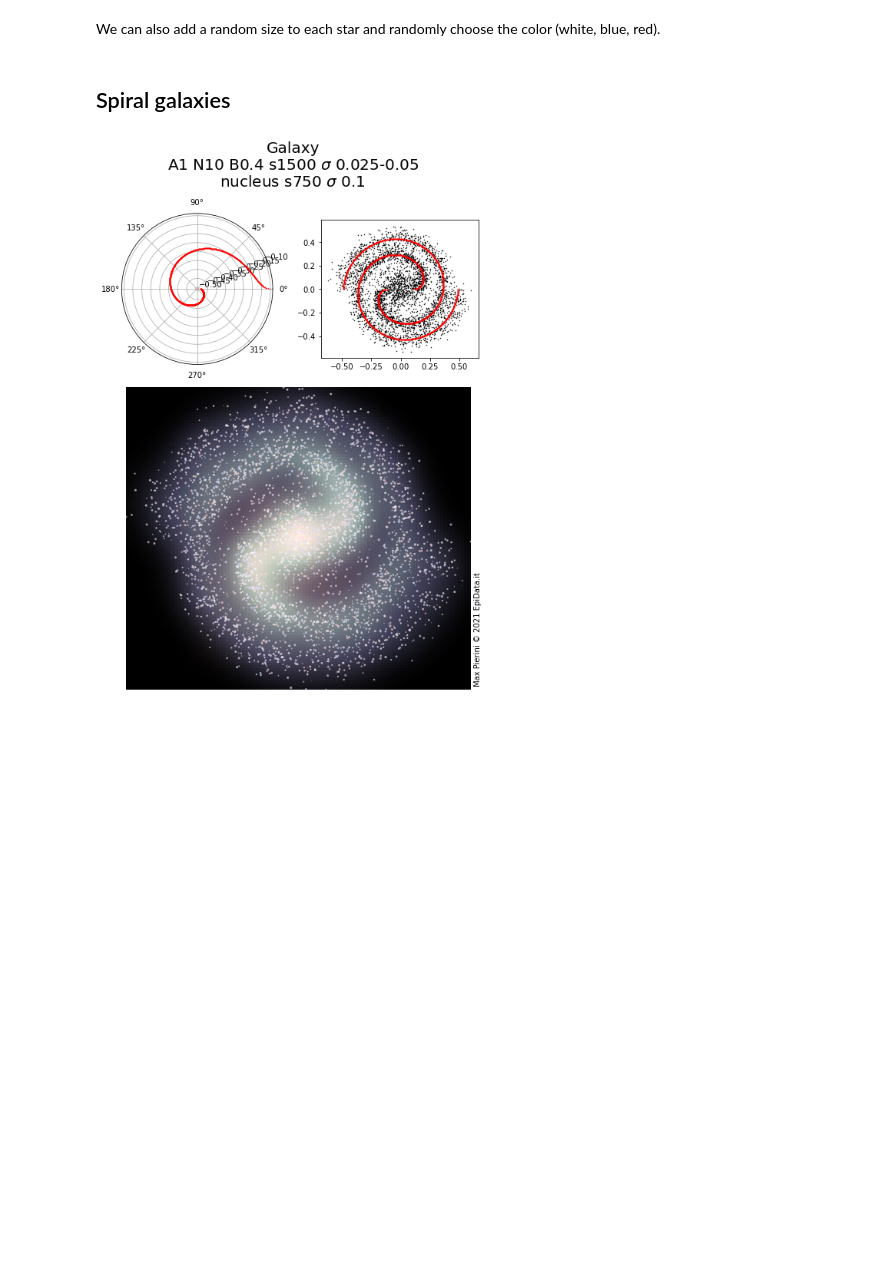
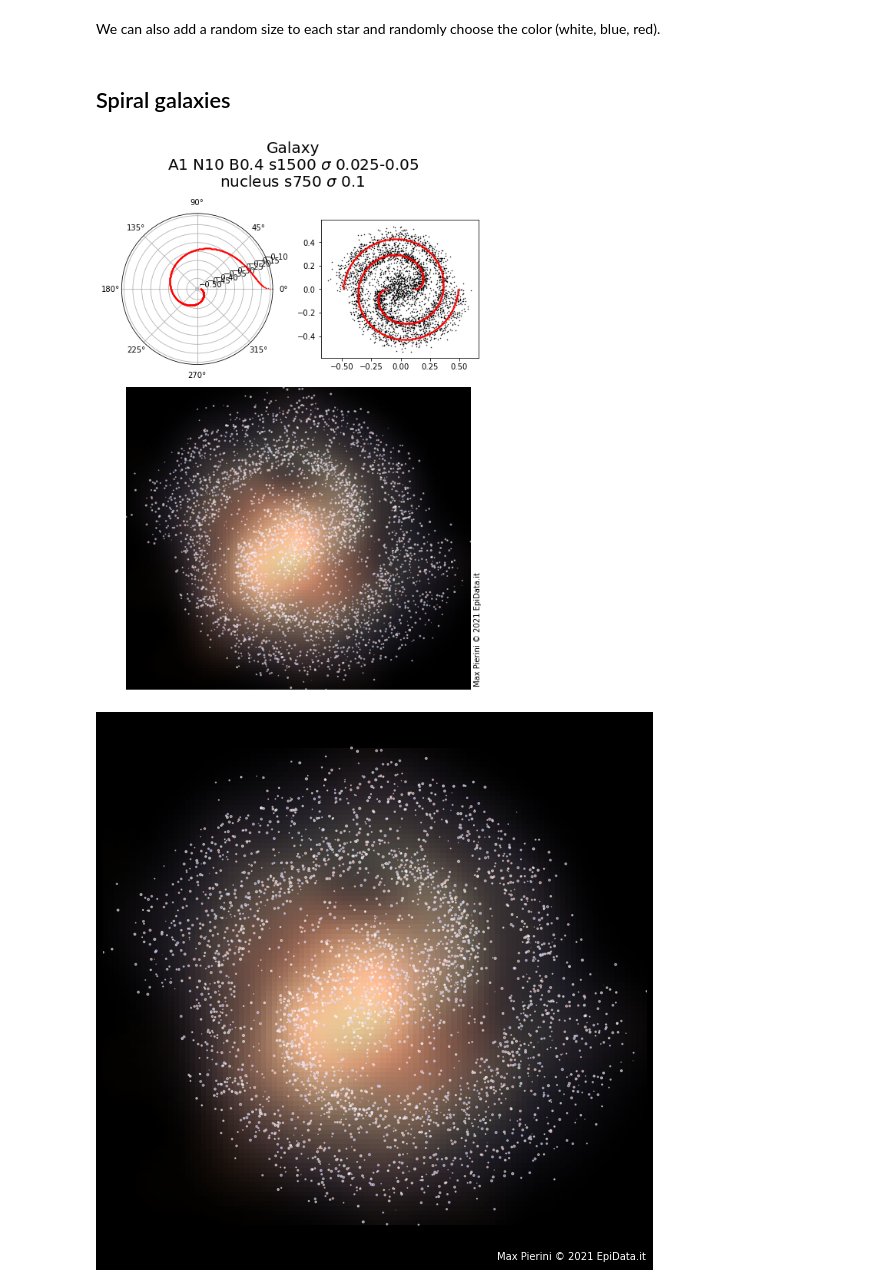
Before and after one commit to maxdevblock/galaxy, a Jupyter notebook: galaxy.ipynb, the cells around one changed output. Saved outputs shown, nothing was run; the diff lists cells and outputs as text; code cells hidden in the pictures; blank space fills up the shorter version.

Commit message:
add color, squared single

```diff
--- a/galaxy.ipynb
+++ b/galaxy.ipynb
@@ -131,7 +131,11 @@ def plot_galaxy(A, N, B, size,
                 sigma_min, sigma_max,
                 nebula_size, nebula_alpha,
                 nucleus_density, nucleus_sigma,
-                globular_nucleus=True):
+                globular_nucleus=True,
+                plot_single=False,
+                galaxy_color='bone',
+                nebula_color='copper',
+                ):
     # galaxy
     X, Y, x, y, phi, r, neb_x, neb_y = galaxy(
         A=A, N=N, B=B, size=size,
@@ -181,7 +185,7 @@ def plot_galaxy(A, N, B, size,
     kernel = sps.gaussian_kde(values)
     Z = np.reshape(kernel(positions).T, _X.shape)
     # plot KDE
-    ax3.imshow(np.rot90(Z), cmap='bone',
+    ax3.imshow(np.rot90(Z), cmap=galaxy_color,
               extent=[xmin, xmax, ymin, ymax],
               aspect='auto', alpha=1
              )
@@ -197,7 +201,7 @@ def plot_galaxy(A, N, B, size,
     neb_kernel = sps.gaussian_kde(neb_values)
     neb_Z = np.reshape(neb_kernel(neb_positions).T, neb__X.shape)
     # plot KDE
-    ax3.imshow(np.rot90(neb_Z), cmap='copper',
+    ax3.imshow(np.rot90(neb_Z), cmap=nebula_color,
               extent=[xmin, xmax, ymin, ymax],
               aspect='auto', alpha=nebula_alpha
              )
@@ -223,29 +227,61 @@ def plot_galaxy(A, N, B, size,
         ha='left', va='bottom'
     )
     plt.show()
+
+    if plot_single:
+        fig, ax = plt.subplots(figsize=(10, 10))
+        ax.imshow(np.rot90(Z), cmap=galaxy_color,
+                  extent=[xmin, xmax, ymin, ymax],
+                  aspect='auto', alpha=1
+                 )
+        ax.imshow(np.rot90(neb_Z), cmap=nebula_color,
+                  extent=[xmin, xmax, ymin, ymax],
+                  aspect='auto', alpha=nebula_alpha
+                 )
+        ax.scatter(x, y, s=sizes, color=colors, alpha=.5)
+        # figure
+        ax.axis('scaled')
+        ax.axis('off')
+        ax.set_facecolor('k')
+        fig.set_facecolor('k')
+        fig.set_edgecolor('k')
+        ax.set(
+            ylim=ax.get_xlim()
+        )
+        # credits
+        ax.text(
+            .999, .001,
+            'Max Pierini © 2021 EpiData.it',
+            transform=ax.transAxes,
+            ha='right', va='bottom',
+            color='w'
+        )
+        plt.show()
-# %% [markdown]
-## Spiral galaxies
+# %% [markdown]
+## Spiral galaxies
 # %%
 # galaxy parameters
 A = 1
 N = 10
 B = .4
 sigma_min = .025
 sigma_max = .05
 # numer of stars in each arm
 size = 1500
 # number of stars in nucleus
 nucleus_density = 750
 nucleus_sigma = .1
 plot_galaxy(
     A=A, N=N, B=B, size=size,
     sigma_min=sigma_min, sigma_max=sigma_max,
-    nebula_size=500, nebula_alpha=.2,
+    nebula_size=500, nebula_alpha=.7,
     nucleus_density=nucleus_density,
-    nucleus_sigma=nucleus_sigma
+    nucleus_sigma=nucleus_sigma,
+    plot_single=True
 )
 # %% [output]
-[figure, old version]
+[figure, new version]
+[figure, added]
 # %%
 # galaxy parameters
 A = 1
```
Also changed, not shown: parts of 10 cells of this notebook.
